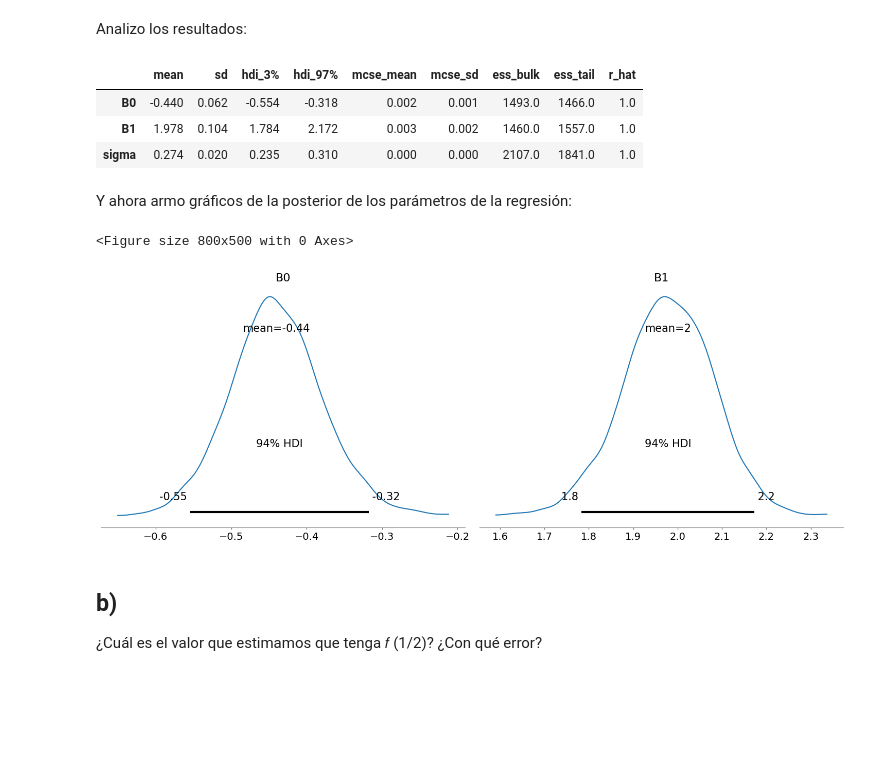
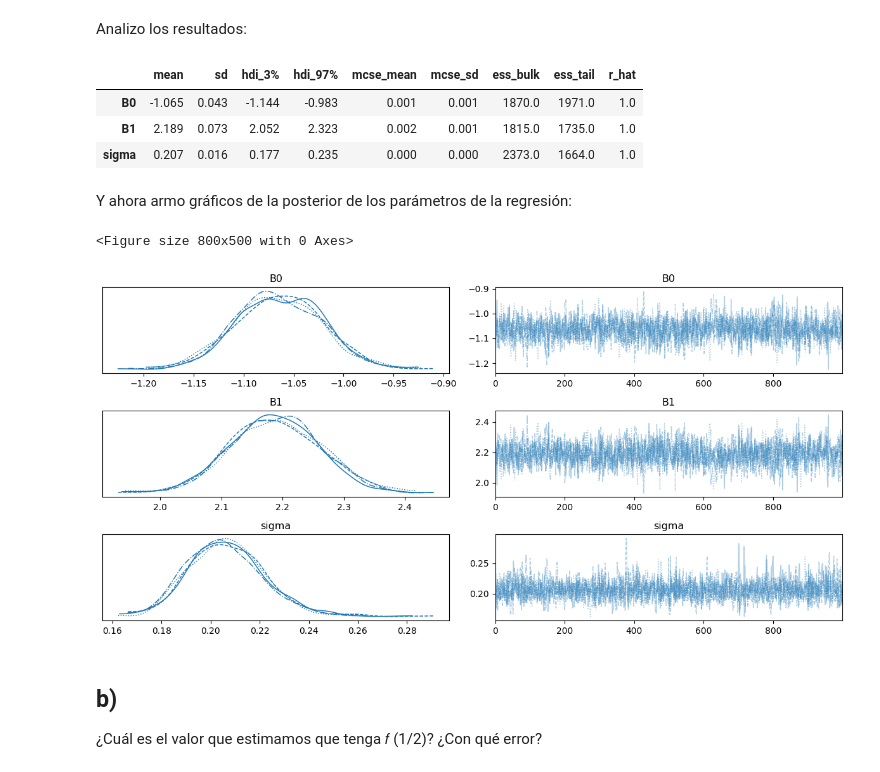
Before and after one commit to Gerardo1909/Estat_e_inferencia_UNSAM, a Jupyter notebook: ejercicios_resueltos/guia_9/ejercicio_5_guia.ipynb, the cells around one changed output. Cells and saved outputs as stored; diff of their text form; code cells hidden in the pictures; blank space fills up the shorter version.

```diff
--- a/ejercicios_resueltos/guia_9/ejercicio_5_guia.ipynb
+++ b/ejercicios_resueltos/guia_9/ejercicio_5_guia.ipynb
@@ -15,13 +15,14 @@ las posterior de los parámetros de la regresión
 Primero antes de ajustar el modelo genero las muestras que me pide el enunciado:
 # %%
 from scipy.stats import uniform
+from scipy.stats import norm
 
 def f(x):
     return 2*x -1
 
 n_muestras = 100
 X = uniform.rvs(size=100)
-Y = f(X) + uniform.rvs(size=100)
+Y = f(X) + norm.rvs(loc= 0, scale = 0.2,size=100)
 # %% [markdown]
 Armo un gráfico para ver la relación de las variables:
 # %%
@@ -71,19 +70,21 @@ Analizo los resultados:
 pm.summary(idata)
 # %% [output]
 |  | mean | sd | hdi_3% | hdi_97% | mcse_mean | mcse_sd | ess_bulk | ess_tail | r_hat |
-| B0 | -0.440 | 0.062 | -0.554 | -0.318 | 0.002 | 0.001 | 1493.0 | 1466.0 | 1.0 |
-| B1 | 1.978 | 0.104 | 1.784 | 2.172 | 0.003 | 0.002 | 1460.0 | 1557.0 | 1.0 |
-| sigma | 0.274 | 0.020 | 0.235 | 0.310 | 0.000 | 0.000 | 2107.0 | 1841.0 | 1.0 |
+| B0 | -1.065 | 0.043 | -1.144 | -0.983 | 0.001 | 0.001 | 1870.0 | 1971.0 | 1.0 |
+| B1 | 2.189 | 0.073 | 2.052 | 2.323 | 0.002 | 0.001 | 1815.0 | 1735.0 | 1.0 |
+| sigma | 0.207 | 0.016 | 0.177 | 0.235 | 0.000 | 0.000 | 2373.0 | 1664.0 | 1.0 |
 # %% [markdown]
 Y ahora armo gráficos de la posterior de los parámetros de la regresión:
 # %%
+import matplotlib.pyplot as plt
+
 plt.figure(figsize=(8, 5))
-pm.plot_posterior(idata, var_names=['B0', 'B1'])
+az.plot_trace(idata)
 plt.tight_layout()
 plt.show()
 # %% [output]
 <Figure size 800x500 with 0 Axes>
-[figure, old version]
+[figure, new version]
 # %% [markdown]
 ## b)
 ¿Cuál es el valor que estimamos que tenga 𝑓 (1/2)? ¿Con qué error?
```
Also changed, not shown: parts of 10 cells of this notebook.
